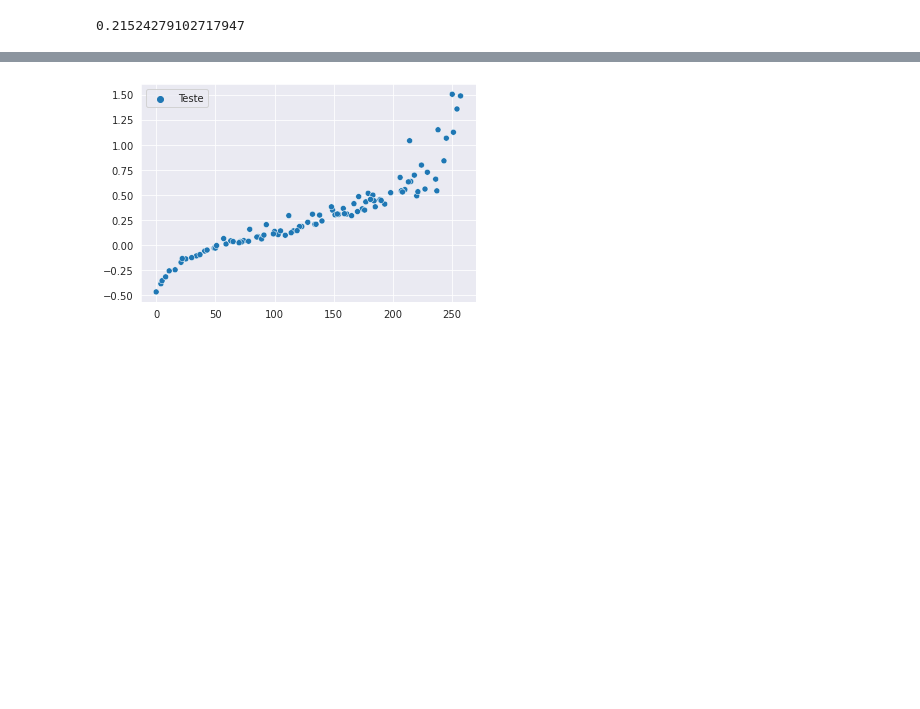
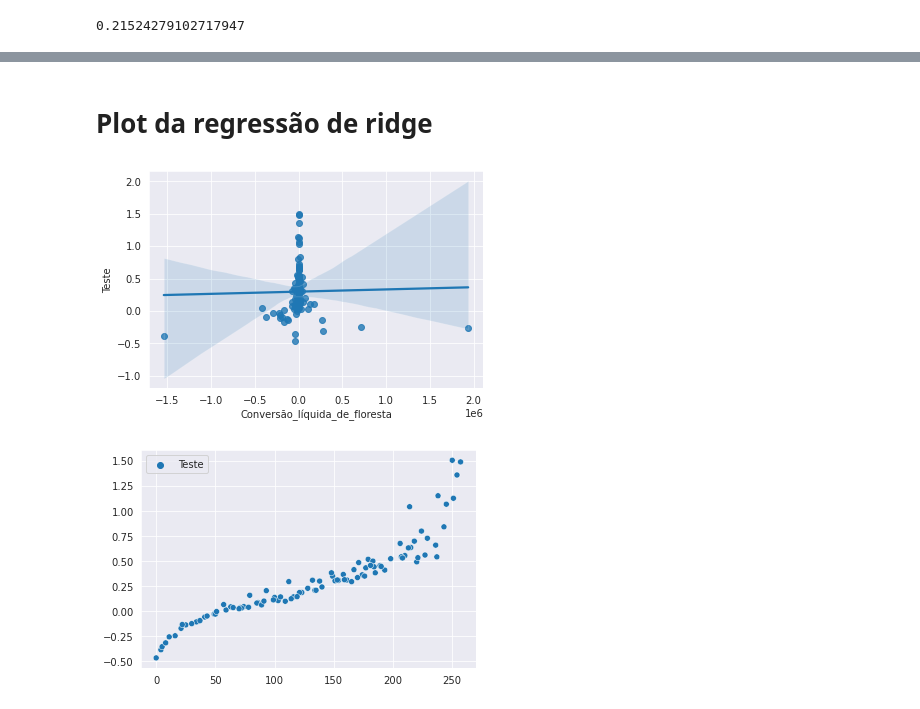
Before and after one commit to luanicaro/Desmatamento, a Jupyter notebook: src/Homework.ipynb, the cells around one changed output, grey strips where cells are left out. Cells and saved outputs as stored; diff of their text form; code cells hidden in the pictures; blank space fills up the shorter version.

```diff
--- a/src/Homework.ipynb
+++ b/src/Homework.ipynb
@@ -418,3 +414,9 @@ g = sns.scatterplot(x='Conversão_líquida_de_floresta', y='Teste', data=dr, hue
+# %% [markdown]
+# Plot da regressão de ridge
+# %%
+g = sns.regplot(x='Conversão_líquida_de_floresta', y='Teste', data=dr)
+# %% [output]
+[figure, added]
 # %%
 g = sns.scatterplot(data=y_pred)
 # %% [output]
```
Also changed, not shown: parts of 29 cells of this notebook.
